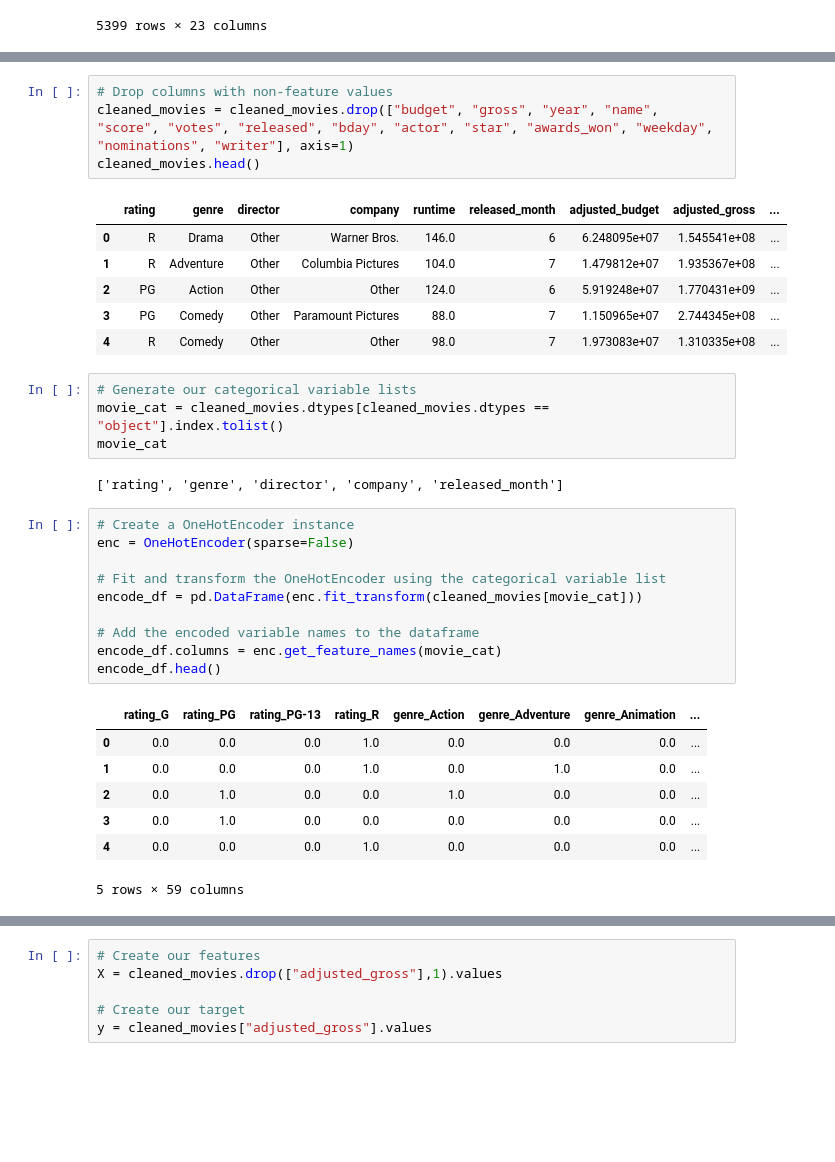
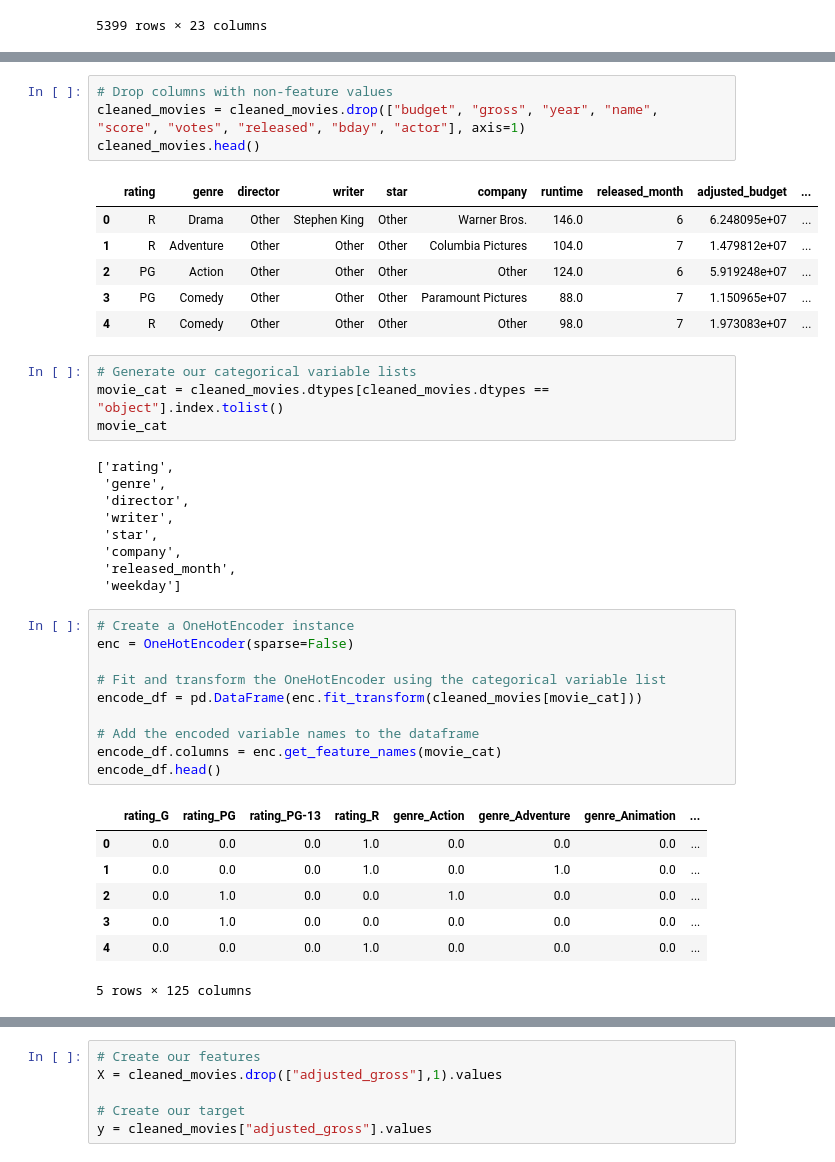
Before and after one commit to PDob02/Group_Project_May_2022, a Jupyter notebook: Jupyter_Notebook_Files/IMDBgross_MLM_testing.ipynb, the cells around one changed output, grey strips where cells are left out. Saved outputs shown, nothing was run; the diff lists cells and outputs as text; blank space fills up the shorter version.

```diff
--- a/Jupyter_Notebook_Files/IMDBgross_MLM_testing.ipynb
+++ b/Jupyter_Notebook_Files/IMDBgross_MLM_testing.ipynb
@@ -605,20 +600,27 @@ cleaned_movies
 # %%
 # Drop columns with non-feature values
-cleaned_movies = cleaned_movies.drop(["budget", "gross", "year", "name", "score", "votes", "released", "bday", "actor", "star", "awards_won", "weekday", "nominations", "writer"], axis=1)
+cleaned_movies = cleaned_movies.drop(["budget", "gross", "year", "name", "score", "votes", "released", "bday", "actor"], axis=1)
 cleaned_movies.head()
 # %% [output]
-|  | rating | genre | director | company | runtime | released_month | adjusted_budget | adjusted_gross | ... |
-| 0 | R | Drama | Other | Warner Bros. | 146.0 | 6 | 6.248095e+07 | 1.545541e+08 | ... |
-| 1 | R | Adventure | Other | Columbia Pictures | 104.0 | 7 | 1.479812e+07 | 1.935367e+08 | ... |
-| 2 | PG | Action | Other | Other | 124.0 | 6 | 5.919248e+07 | 1.770431e+09 | ... |
-| 3 | PG | Comedy | Other | Paramount Pictures | 88.0 | 7 | 1.150965e+07 | 2.744345e+08 | ... |
-| 4 | R | Comedy | Other | Other | 98.0 | 7 | 1.973083e+07 | 1.310335e+08 | ... |
+|  | rating | genre | director | writer | star | company | runtime | released_month | adjusted_budget | ... |
+| 0 | R | Drama | Other | Stephen King | Other | Warner Bros. | 146.0 | 6 | 6.248095e+07 | ... |
+| 1 | R | Adventure | Other | Other | Other | Columbia Pictures | 104.0 | 7 | 1.479812e+07 | ... |
+| 2 | PG | Action | Other | Other | Other | Other | 124.0 | 6 | 5.919248e+07 | ... |
+| 3 | PG | Comedy | Other | Other | Other | Paramount Pictures | 88.0 | 7 | 1.150965e+07 | ... |
+| 4 | R | Comedy | Other | Other | Other | Other | 98.0 | 7 | 1.973083e+07 | ... |
 # %%
 # Generate our categorical variable lists
 movie_cat = cleaned_movies.dtypes[cleaned_movies.dtypes == "object"].index.tolist()
 movie_cat
 # %% [output]
-['rating', 'genre', 'director', 'company', 'released_month']
+['rating',
+ 'genre',
+ 'director',
+ 'writer',
+ 'star',
+ 'company',
+ 'released_month',
+ 'weekday']
 # %%
 # Create a OneHotEncoder instance
 enc = OneHotEncoder(sparse=False)
@@ -636,7 +638,7 @@ encode_df.head()
 | 2 | 0.0 | 1.0 | 0.0 | 0.0 | 1.0 | 0.0 | 0.0 | ... |
 | 3 | 0.0 | 1.0 | 0.0 | 0.0 | 0.0 | 0.0 | 0.0 | ... |
 | 4 | 0.0 | 0.0 | 0.0 | 1.0 | 0.0 | 0.0 | 0.0 | ... |
-5 rows × 59 columns
+5 rows × 125 columns
 # %%
 # Merge one-hot encoded features and drop the originals
 cleaned_movies = cleaned_movies.merge(encode_df, left_index=True, right_index=True)
```
Also changed, not shown: parts of 37 cells of this notebook.
